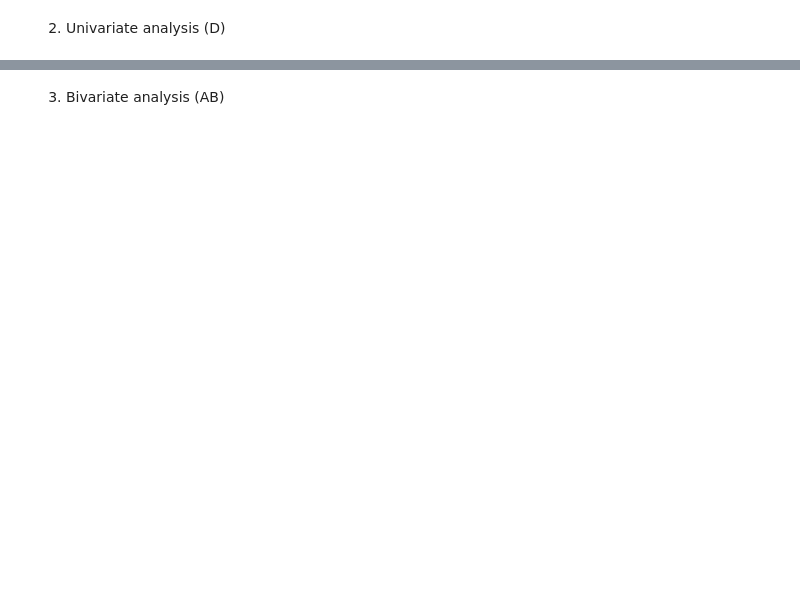
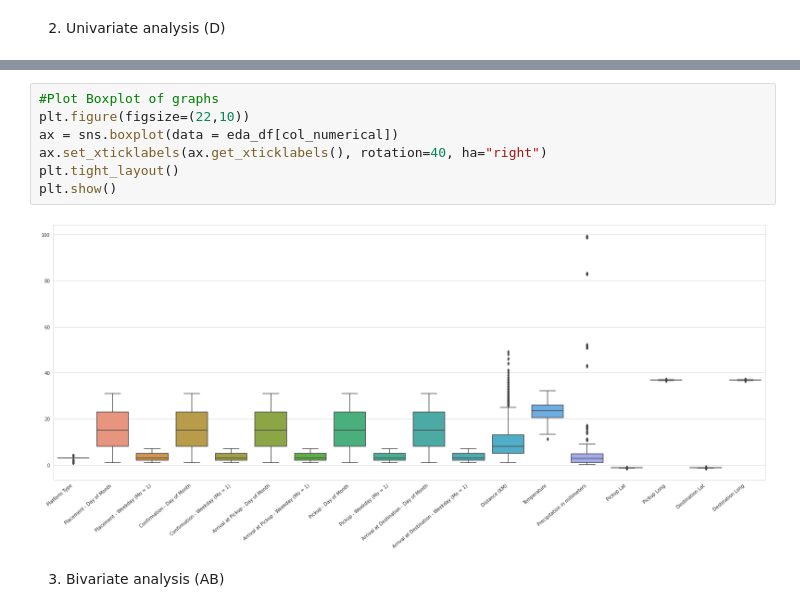
Before and after one commit to Dominic-byte/Team-13-Regression-Predict, a Jupyter notebook: Sendy_regressor.ipynb, the cells around one changed output, grey strips where cells are left out. Cells and saved outputs as stored; diff of their text form; blank space fills up the shorter version.

```diff
--- a/Sendy_regressor.ipynb
+++ b/Sendy_regressor.ipynb
@@ -278,2 +323,11 @@ col_numerical = [col for col in eda_df.columns if eda_df[col].dtype != 'object']
+# %%
+#Plot Boxplot of graphs
+plt.figure(figsize=(22,10))
+ax = sns.boxplot(data = eda_df[col_numerical])
+ax.set_xticklabels(ax.get_xticklabels(), rotation=40, ha="right")
+plt.tight_layout()
+plt.show()
+# %% [output]
+[figure, added]
 # %% [markdown]
 3. Bivariate analysis (AB)
```
Also changed, not shown: parts of 15 cells of this notebook.
